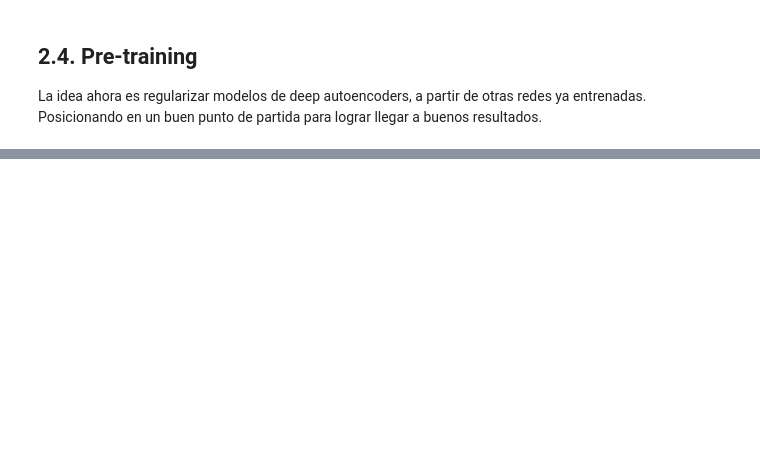
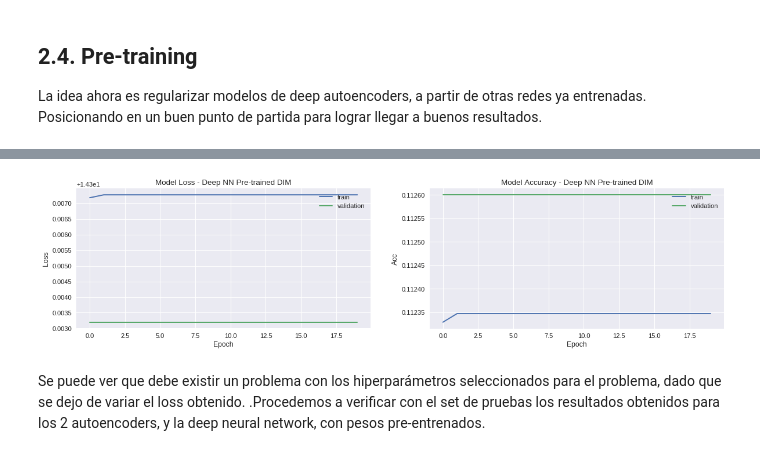
Before and after one commit to rigonzal/ANN, a Jupyter notebook: Approach3/Pregunta_2_colab.ipynb, the cells around one changed output, grey strips where cells are left out. Cells and saved outputs as stored; diff of their text form; code cells hidden in the pictures; blank space fills up the shorter version.

```diff
--- a/Approach3/Pregunta_2_colab.ipynb
+++ b/Approach3/Pregunta_2_colab.ipynb
@@ -1111,0 +1208,9 @@ La idea ahora es regularizar modelos de deep autoencoders, a partir de otras red
+# %%
+##AUTOENCODER 1
+encoded_4_b = Dense(1000,activation='relu')(input_img)
+decoded_4_b = Dense(784, activation='sigmoid')(encoded_4_b)
+autoencoder_4_b = Model(inputs=input_img, outputs=decoded_4_b)
+encoder_4_b = Model(inputs=input_img, outputs=encoded_4_b)
+autoencoder_4_b.compile(optimizer=SGD(lr=1.0), loss='binary_crossentropy')
+history_4_b = autoencoder_4_b.fit(x_train, x_train, nb_epoch=50, batch_size=32,shuffle=True, validation_data=(x_val, x_val))
+encoded_input_4_b = Input(shape=(1000,))
@@ -1111,0 +1251,20 @@ La idea ahora es regularizar modelos de deep autoencoders, a partir de otras red
+# %%
+
+###AUTOENCODER 2
+x_train_encoded_4_b_2 = encoder_4_b.predict(x_train) #FORWARD PASS DATA THROUGH FIRST ENCODER
+x_val_encoded_4_b_2 = encoder_4_b.predict(x_val)
+x_test_encoded_4_b_2 = encoder_4_b.predict(x_test)
+
+x_train_encoded_4_b_2 = normalize(x_train_encoded_4_b_2)
+x_val_encoded_4_b_2 = normalize(x_val_encoded_4_b_2)
+x_test_encoded_4_b_2 = normalize(x_test_encoded_4_b_2)
+
+
+input_img_4_b_2 = Input(shape=(1000,))
+encoded_4_b_2 = Dense(1000, activation='relu')(input_img_4_b_2)
+decoded_4_b_2 = Dense(1000, activation='sigmoid')(encoded_4_b_2)
+autoencoder_4_b_2 = Model(inputs=input_img_4_b_2, outputs=decoded_4_b_2)
+encoder_4_b_2 = Model(inputs=input_img_4_b_2, outputs=encoded_4_b_2)
+autoencoder_4_b_2.compile(optimizer=SGD(lr=1.0), loss='binary_crossentropy')
+history_4_b_2 = autoencoder_4_b_2.fit(x_train_encoded_4_b_2,x_train_encoded_4_b_2,epochs=50,batch_size=32,shuffle=True, validation_data=(x_val_encoded_4_b_2, x_val_encoded_4_b_2))
+#encoded_input_4_b_2 = Input(shape=(1000,))
@@ -1111,0 +1289,13 @@ La idea ahora es regularizar modelos de deep autoencoders, a partir de otras red
+# %%
+
+###FINE TUNNING
+model_4_b_3 = Sequential()
+model_4_b_3.add(Dense(1000, activation='relu', input_shape=(784,)))
+model_4_b_3.layers[-1].set_weights(autoencoder_4_b.layers[1].get_weights())
+model_4_b_3.add(Dense(1000, activation='relu'))
+model_4_b_3.layers[-1].set_weights(autoencoder_4_b_2.layers[1].get_weights())
+model_4_b_3.add(Dense(10, activation='softmax'))
+model_4_b_3.summary()
+optimizer_ = SGD(lr=0.01, momentum=0.9)
+model_4_b_3.compile(optimizer=optimizer_,loss='categorical_crossentropy', metrics=['accuracy'])
+history_4_b_3 = model_4_b_3.fit(x_train, Y_train,nb_epoch=20, batch_size=25,shuffle=True, validation_data=(x_val, Y_val))
@@ -1111,0 +1333,7 @@ La idea ahora es regularizar modelos de deep autoencoders, a partir de otras red
+# %%
+losses,accs = get_metrics_lists(history_4_b_3)
+triple_plot(losses,accs,'Model Loss - Deep NN Pre-trained DIM')
+# %% [output]
+[figure, added]
+# %% [markdown]
+Se puede ver que debe existir un problema con los hiperparámetros seleccionados para el problema, dado que se dejo de variar el loss obtenido. .Procedemos a verificar con el set de pruebas los resultados obtenidos para los 2 autoencoders, y la deep neural network, con pesos pre-entrenados.
```
Also changed, not shown: parts of 35 cells of this notebook.
